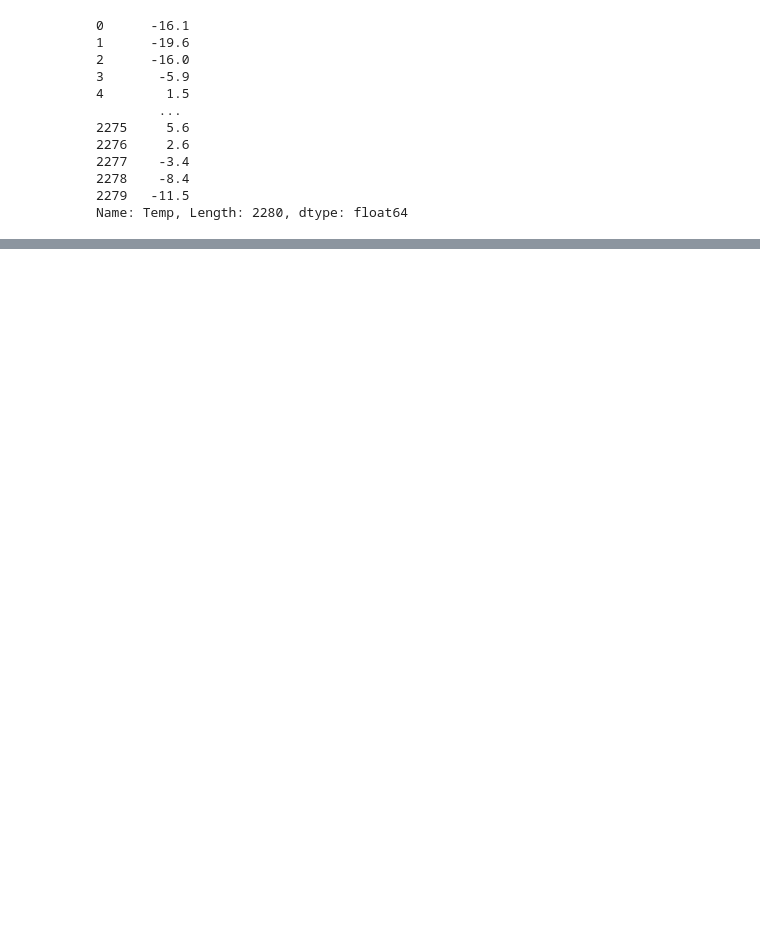
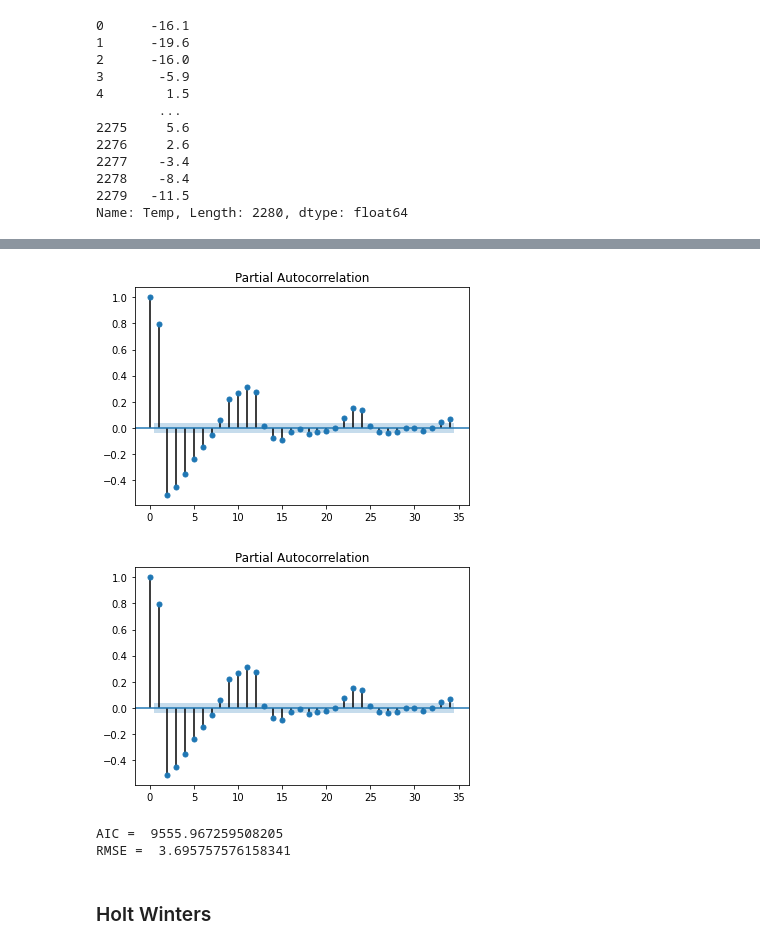
Before and after one commit to ozerm/GlobalWarming, a Jupyter notebook: Time series analysis.ipynb, the cells around one changed output, grey strips where cells are left out. Drawn from its saved outputs; the diff is of its cells as text; code cells hidden in the pictures; blank space fills up the shorter version.

```diff
--- a/Time series analysis.ipynb
+++ b/Time series analysis.ipynb
@@ -379,0 +416,6 @@ shifted.columns = ['t', 't+1']
+# %%
+# To identufy the value of p
+plot_pacf(temp_test.temperature)
+# %% [output]
+[figure, added]
+[figure, added]
@@ -379,0 +428,11 @@ shifted.columns = ['t', 't+1']
+# %%
+temp_model = ARIMA(train, order=(2,1,3))
+temp_model_fit = temp_model.fit()
+print('AIC = ',temp_model_fit.aic)
+temp_forecast = temp_model_fit.forecast(steps=456)[0]
+print('RMSE = ',np.sqrt(mean_squared_error(test, temp_forecast)))
+# %% [output]
+AIC =  9555.967259508205
+RMSE =  3.695757576158341
+# %% [markdown]
+### Holt Winters
```
Also changed, not shown: parts of 16 cells of this notebook.
